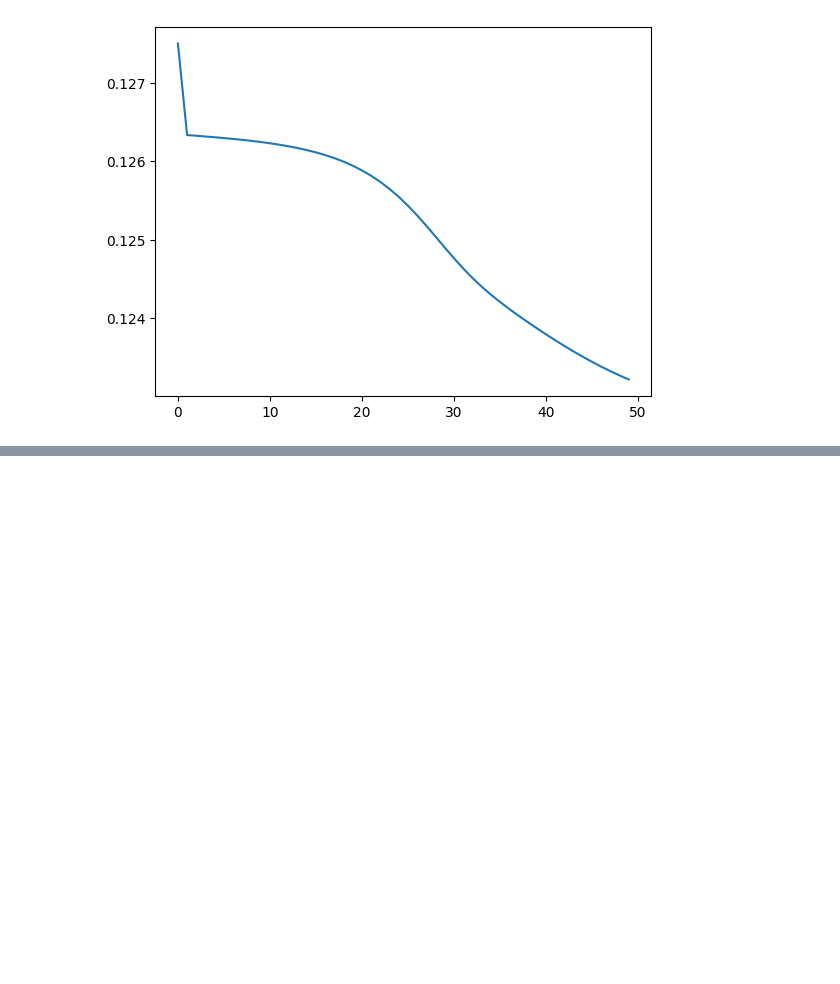
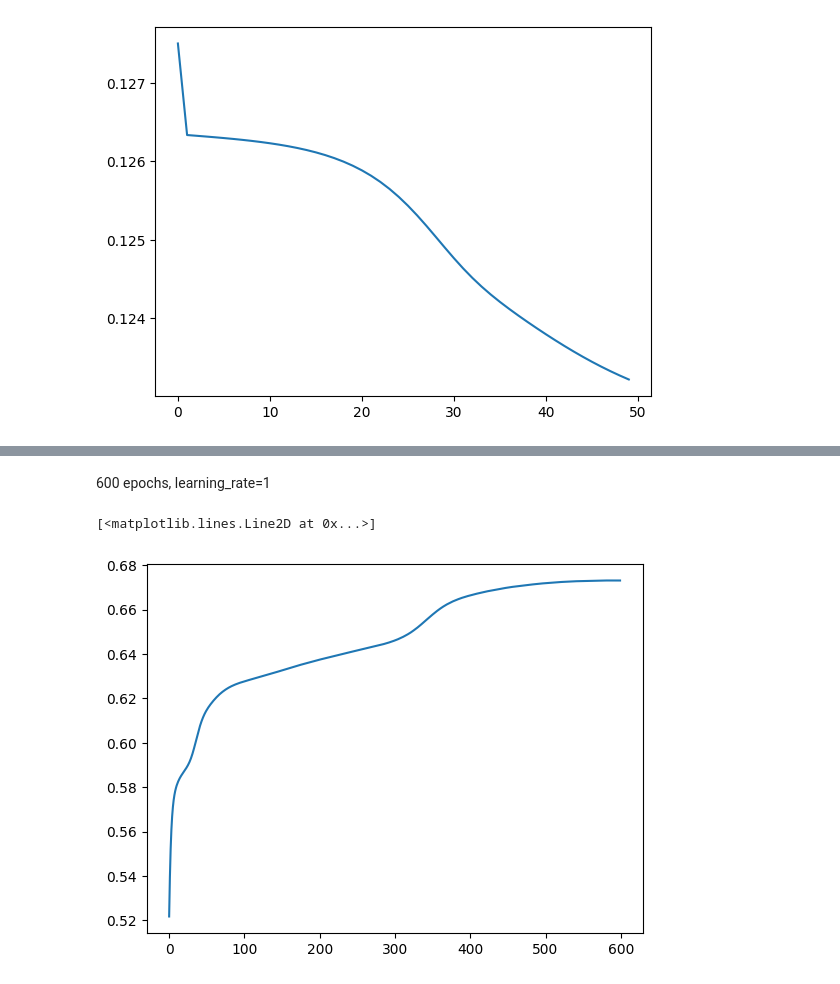
Before and after one commit to okulovsky/grammar_ru, a Jupyter notebook: research/antecedents/training_notebook.ipynb, the cells around one changed output, grey strips where cells are left out. Cells and saved outputs as stored; diff of their text form; code cells hidden in the pictures; blank space fills up the shorter version.

Commit message:
600 epochs

```diff
--- a/research/antecedents/training_notebook.ipynb
+++ b/research/antecedents/training_notebook.ipynb
@@ -99,0 +142,32 @@ plt.plot(TrainingLogsViewer.get_metric_by_job(metrics, 'loss'))
+# %% [markdown]
+600 epochs, learning_rate=1
+# %%
+from pathlib import Path
+from yo_fluq_ds import *
+from tg.common.delivery.training.architecture import ResultPickleReader
+
+def _load_metrics_df(rs):
+    df = pd.DataFrame(FileIO.read_pickle(
+        rs.get_path('output/history.pkl')))
+    rdf = df.drop('timestamp', axis=1).unstack().to_frame().reset_index()
+    rdf.columns = ['metric', 'ordinal', 'value']
+    if 'timestamp' in df.columns:
+        rdf = rdf.merge(pd.to_datetime(
+            df.timestamp), left_on='ordinal', right_index=True).reset_index(drop=True)
+    return rdf
+
+rs = None
+try:
+    rs = ResultPickleReader(Path(r'c:\users\alexandra\desktop\600'))
+except:
+    raise
+metrics = _load_metrics_df(rs)
+metrics['job_id'] = task_id
+# %%
+from tg.grammar_ru.ml.components.yandex_delivery.training_logs import TrainingLogsViewer
+
+import matplotlib.pyplot as plt
+plt.plot(TrainingLogsViewer.get_metric_by_job(metrics, 'roc_auc_score_test'))
+# %% [output]
+[<matplotlib.lines.Line2D at 0x...>]
+[figure, added]
```
Also changed, not shown: parts of 9 cells of this notebook, 1 other file.
